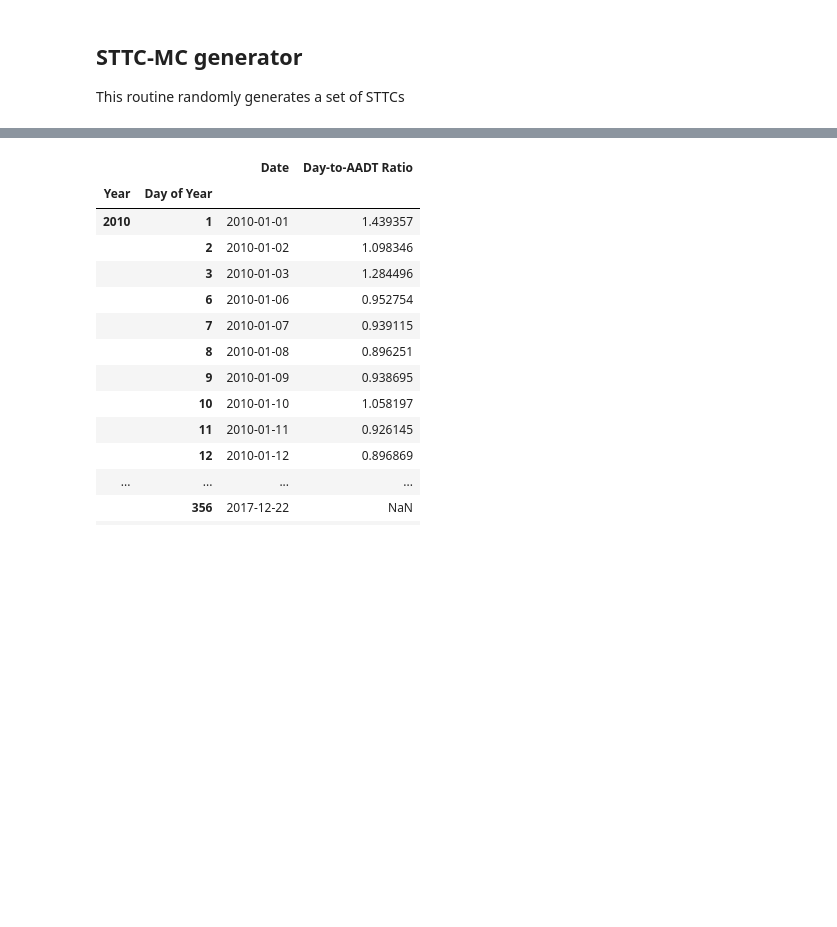
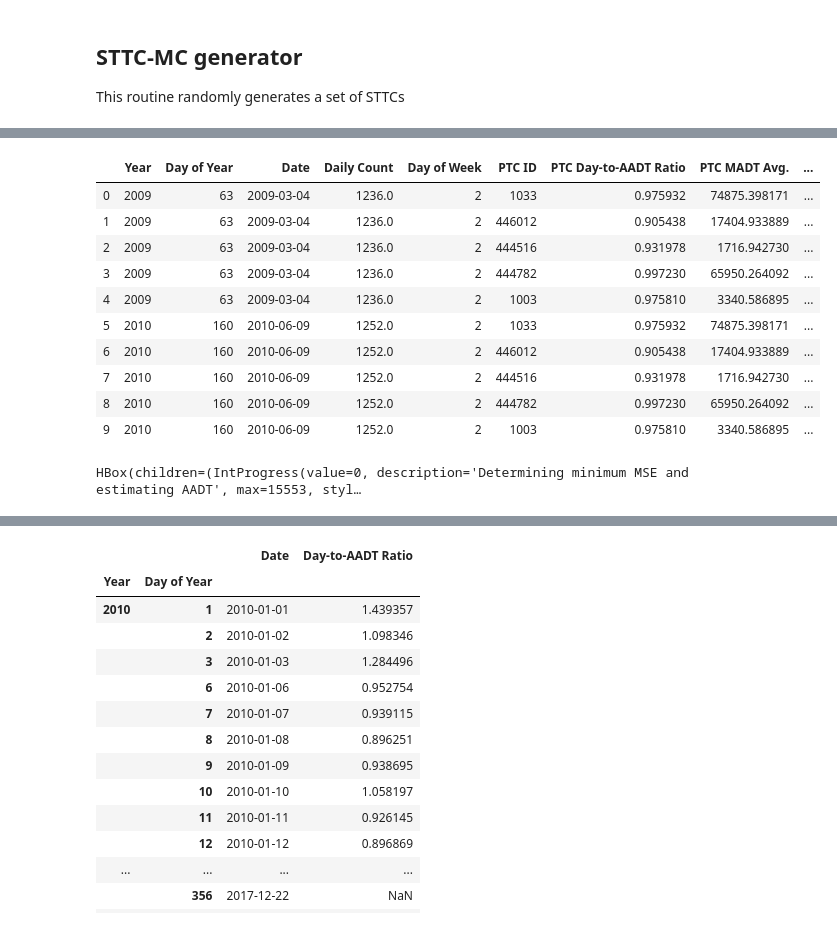
Before and after one commit to CityofToronto/bdit_traffic_prophet, a Jupyter notebook: development_notebooks/CountmatchDev4-AlgoShootout.ipynb, the cells around one changed output, grey strips where cells are left out. Drawn from its saved outputs; the diff is of its cells as text; code cells hidden in the pictures; blank space fills up the shorter version.

```diff
--- a/development_notebooks/CountmatchDev4-AlgoShootout.ipynb
+++ b/development_notebooks/CountmatchDev4-AlgoShootout.ipynb
@@ -70,0 +127,24 @@ doyr = p.data['Daily Count'].loc[:, ['Date']].copy()
+# %%
+rdr.sttcs[117].tc_mse
+# %% [output]
+|  | Year | Day of Year | Date | Daily Count | Day of Week | PTC ID | PTC Day-to-AADT Ratio | PTC MADT Avg. | ... |
+| 0 | 2009 | 63 | 2009-03-04 | 1236.0 | 2 | 1033 | 0.975932 | 74875.398171 | ... |
+| 1 | 2009 | 63 | 2009-03-04 | 1236.0 | 2 | 446012 | 0.905438 | 17404.933889 | ... |
+| 2 | 2009 | 63 | 2009-03-04 | 1236.0 | 2 | 444516 | 0.931978 | 1716.942730 | ... |
+| 3 | 2009 | 63 | 2009-03-04 | 1236.0 | 2 | 444782 | 0.997230 | 65950.264092 | ... |
+| 4 | 2009 | 63 | 2009-03-04 | 1236.0 | 2 | 1003 | 0.975810 | 3340.586895 | ... |
+| 5 | 2010 | 160 | 2010-06-09 | 1252.0 | 2 | 1033 | 0.975932 | 74875.398171 | ... |
+| 6 | 2010 | 160 | 2010-06-09 | 1252.0 | 2 | 446012 | 0.905438 | 17404.933889 | ... |
+| 7 | 2010 | 160 | 2010-06-09 | 1252.0 | 2 | 444516 | 0.931978 | 1716.942730 | ... |
+| 8 | 2010 | 160 | 2010-06-09 | 1252.0 | 2 | 444782 | 0.997230 | 65950.264092 | ... |
+| 9 | 2010 | 160 | 2010-06-09 | 1252.0 | 2 | 1003 | 0.975810 | 3340.586895 | ... |
+# %%
+aadt_estimates = []
+for tc in tqdm(rdr.sttcs.values(),
+               desc='Determining minimum MSE and estimating AADT',
+               disable=(not progress_bar)):
+    aadt_estimates.append(
+        cmt.get_aadt_estimate_for_sttc(tc, rdr,
+                                       citywide_growth_factor, want_year))
+# %% [output]
+HBox(children=(IntProgress(value=0, description='Determining minimum MSE and estimating AADT', max=15553, styl…
```
Also changed, not shown: parts of 15 cells of this notebook, 2 other files.
